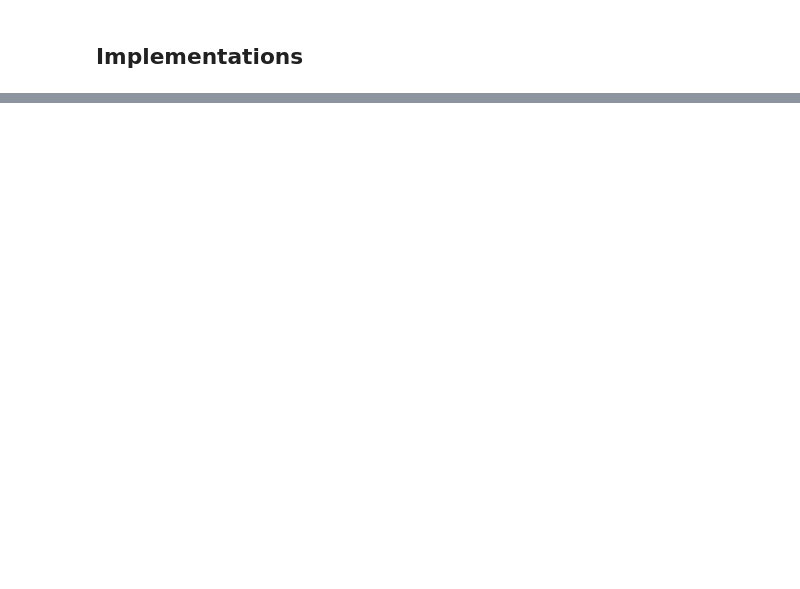
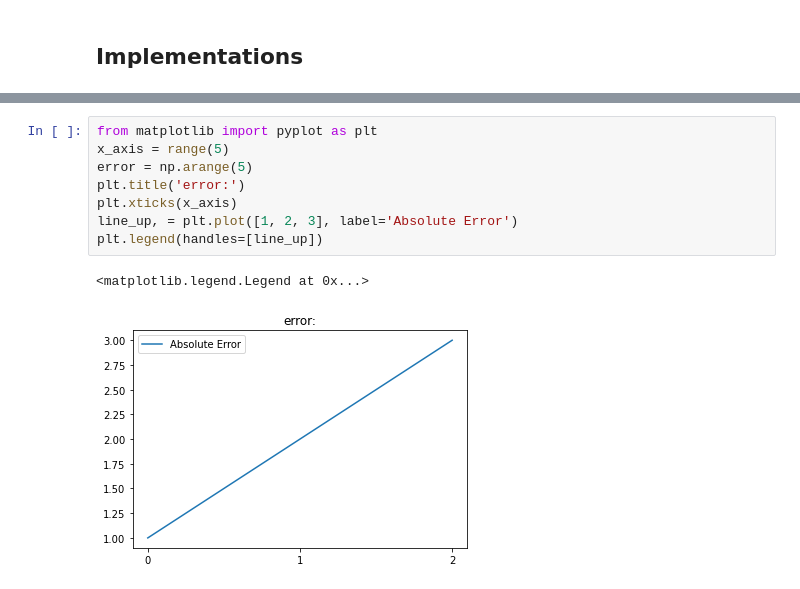
Before and after one commit to yikai-wu/Multi-Analyst-DP, a Jupyter notebook: src/pmw/optimizing_threshold.ipynb, the cells around one changed output, grey strips where cells are left out. Drawn from its saved outputs; the diff is of its cells as text; blank space fills up the shorter version.

```diff
--- a/src/pmw/optimizing_threshold.ipynb
+++ b/src/pmw/optimizing_threshold.ipynb
@@ -65,0 +71,11 @@ Updated Database = [0.125 0.125 0.125 0.125 0.125 0.125 0.125 0.125]
+# %%
+from matplotlib import pyplot as plt
+x_axis = range(5)
+error = np.arange(5)
+plt.title('error:')
+plt.xticks(x_axis)
+line_up, = plt.plot([1, 2, 3], label='Absolute Error')
+plt.legend(handles=[line_up])
+# %% [output]
+<matplotlib.legend.Legend at 0x...>
+[figure, added]
```
Also changed, not shown: parts of 2 cells of this notebook, 1 other file.
